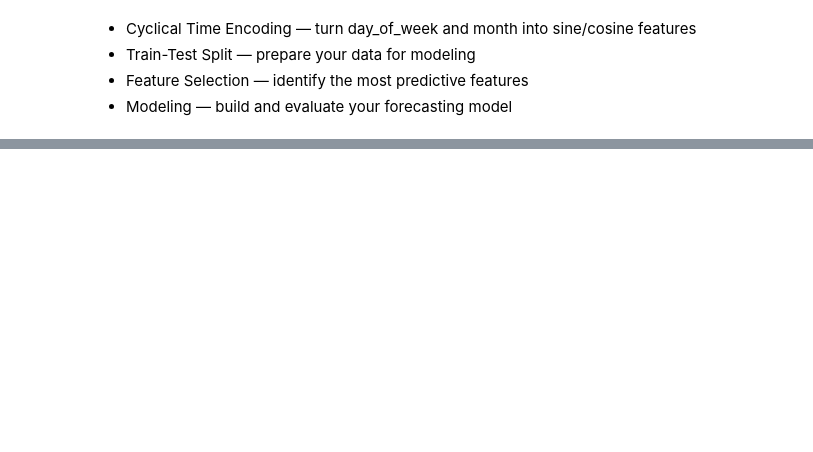
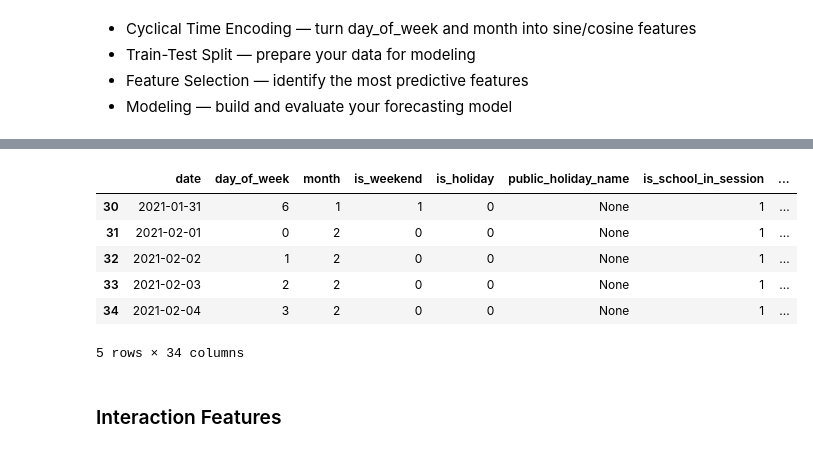
Before and after one commit to Olamilekanvic/Pizza-Sales-Prediction, a Jupyter notebook: daily_pizza_sales_prediction.ipynb, the cells around one changed output, grey strips where cells are left out. Drawn from its saved outputs; the diff is of its cells as text; code cells hidden in the pictures; blank space fills up the shorter version.

```diff
--- a/daily_pizza_sales_prediction.ipynb
+++ b/daily_pizza_sales_prediction.ipynb
@@ -267,0 +528,8 @@ df
+# %%
+# Encoding categorical columns
+df = pd.get_dummies(df, columns=[df.columns[6], df.columns[8]], drop_first=True)
+
+# Encoding boolean columns as integers
+bool_cols = ['is_weekend', 'is_holiday', 'is_school_in_session', 'promotion']
+for col in bool_cols:
+    df[col] = df[col].astype(int)
@@ -267,0 +556,12 @@ df
+# %%
+df.head()
+# %% [output]
+|  | date | day_of_week | month | is_weekend | is_holiday | public_holiday_name | is_school_in_session | ... |
+| 30 | 2021-01-31 | 6 | 1 | 1 | 0 | None | 1 | ... |
+| 31 | 2021-02-01 | 0 | 2 | 0 | 0 | None | 1 | ... |
+| 32 | 2021-02-02 | 1 | 2 | 0 | 0 | None | 1 | ... |
+| 33 | 2021-02-03 | 2 | 2 | 0 | 0 | None | 1 | ... |
+| 34 | 2021-02-04 | 3 | 2 | 0 | 0 | None | 1 | ... |
+5 rows × 34 columns
+# %% [markdown]
+### Interaction Features
```
Also changed, not shown: parts of 42 cells of this notebook.
